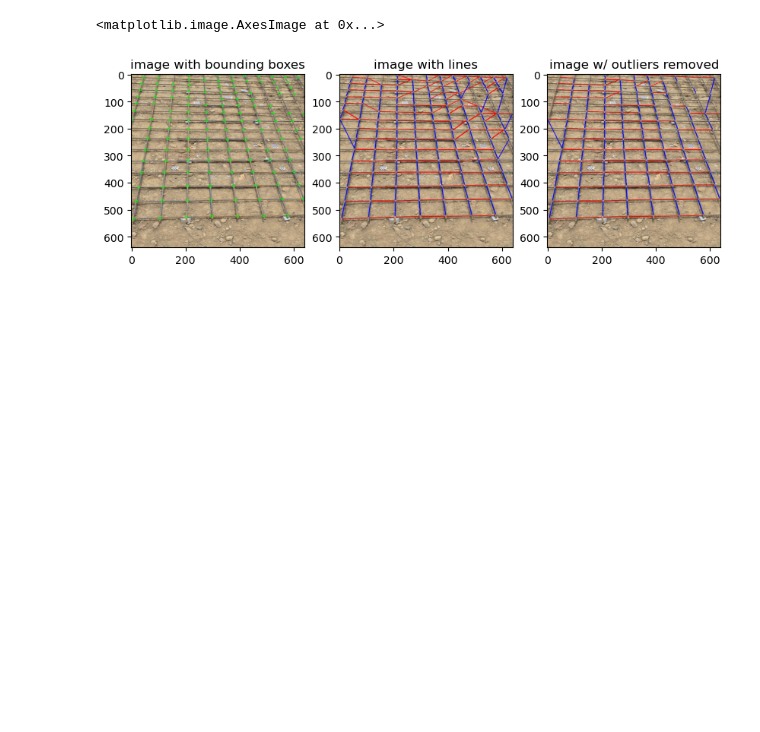
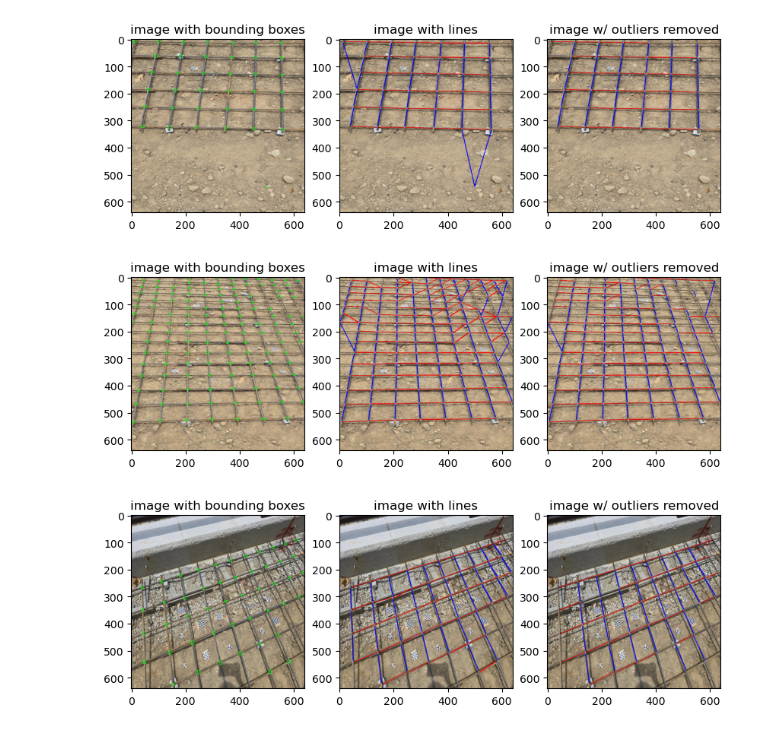
Before and after one commit to HsiaoHungKai/rebar-works, a Jupyter notebook: yolo-intersect-detection/display_lines.ipynb, the cells around one changed output. Cells and saved outputs as stored; diff of their text form; code cells hidden in the pictures; blank space fills up the shorter version.

Commit message:
Display multiple images

```diff
--- a/yolo-intersect-detection/display_lines.ipynb
+++ b/yolo-intersect-detection/display_lines.ipynb
@@ -4,44 +4,58 @@ from PIL import Image, ImageDraw
 from rebar_object_detection import get_bounding_boxes, get_lines
 import json
 # %%
-image_path = "data/intersect-detect/test/images/20250620_115012_jpg.rf.239a32ab7bcbefe30fb9f388607d7048.jpg"
-image_path = "data/intersect-detect/test/images/20250620_114830_jpg.rf.5e2332d4c667c38b39dfc6d6839eddf1.jpg"
-# image_path = "data/intersect-detect/test/images/20250620_113200_jpg.rf.c129e547c74634bf1848bf9ef225a321.jpg"
+image_paths = [
+    "data/intersect-detect/test/images/20250620_115012_jpg.rf.239a32ab7bcbefe30fb9f388607d7048.jpg",
+    "data/intersect-detect/test/images/20250620_114830_jpg.rf.5e2332d4c667c38b39dfc6d6839eddf1.jpg",
+    "data/intersect-detect/test/images/20250620_113200_jpg.rf.c129e547c74634bf1848bf9ef225a321.jpg",
+]
 model_path = "runs/detect/tune/weights/best.pt"
 
-image = Image.open(image_path)
-image_with_bounding_boxes = image.copy()
-draw_boxes = ImageDraw.Draw(image_with_bounding_boxes)
 
 # Draw bounding boxes
-bounding_boxes = get_bounding_boxes(image, model_path)
-for box in bounding_boxes:
-    draw_boxes.rectangle([box[0], box[1], box[2], box[3]], outline="lime", width=2)
+def draw_bounding_boxes(image_path, model_path):
+    image = Image.open(image_path)
+    draw_boxes = ImageDraw.Draw(image)
+
+    bounding_boxes = get_bounding_boxes(image, model_path)
+    for box in bounding_boxes:
+        draw_boxes.rectangle([box[0], box[1], box[2], box[3]], outline="lime", width=2)
+
+    return image
+
 
 # Draw lines
 def draw_lines(image_path, model_path, threshold=0):
     image = Image.open(image_path).copy()
     draw_lines = ImageDraw.Draw(image)
 
     json_data = get_lines(image, model_path, threshold=threshold)
     data = json.loads(json_data)
     for shape in data["shapes"]:
         points = shape["points"]
         color = "red" if shape["orientation"] == "horizontal" else "blue"
         draw_lines.line([tuple(points[0]), tuple(points[1])], fill=color, width=3)
 
     return image
 
-plt.figure(figsize=(10, 5))
-plt.subplot(1,3,1)
-plt.title("image with bounding boxes")
-plt.imshow(image_with_bounding_boxes)
-plt.subplot(1,3,2)
-plt.title("image with lines")
-plt.imshow(draw_lines(image_path, model_path))
-plt.subplot(1,3,3)
-plt.title("image w/ outliers removed")
-plt.imshow(draw_lines(image_path, model_path, threshold=1.5))
+
+def show_result(image_path, model_path):
+    plt.figure(figsize=(10, 5))
+    plt.subplot(1, 3, 1)
+    plt.title("image with bounding boxes")
+    plt.imshow(draw_bounding_boxes(image_path, model_path))
+    plt.subplot(1, 3, 2)
+    plt.title("image with lines")
+    plt.imshow(draw_lines(image_path, model_path))
+    plt.subplot(1, 3, 3)
+    plt.title("image w/ outliers removed")
+    plt.imshow(draw_lines(image_path, model_path, threshold=1.5))
+    plt.show()
+
+
+for path in image_paths:
+    show_result(path, model_path)
 # %% [output]
-<matplotlib.image.AxesImage at 0x...>
-[figure, old version]
+[figure, new version]
+[figure, added]
+[figure, added]
```
